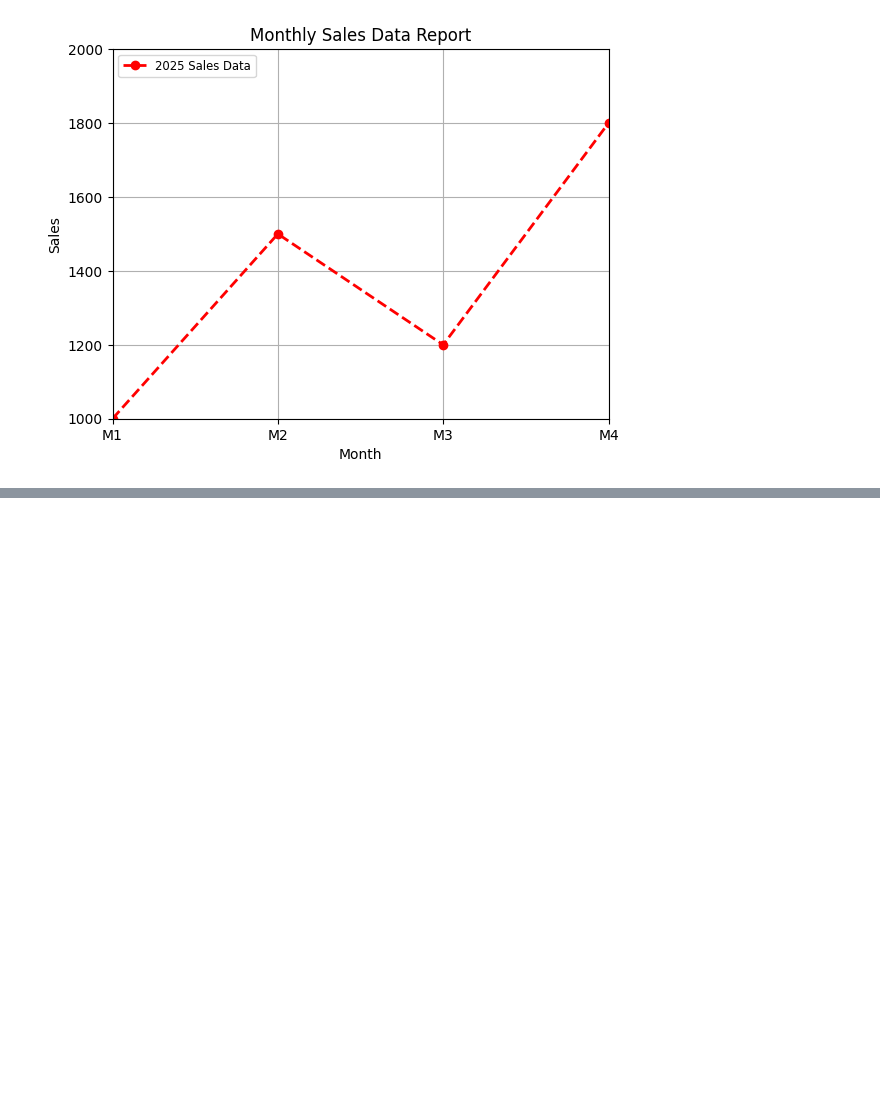
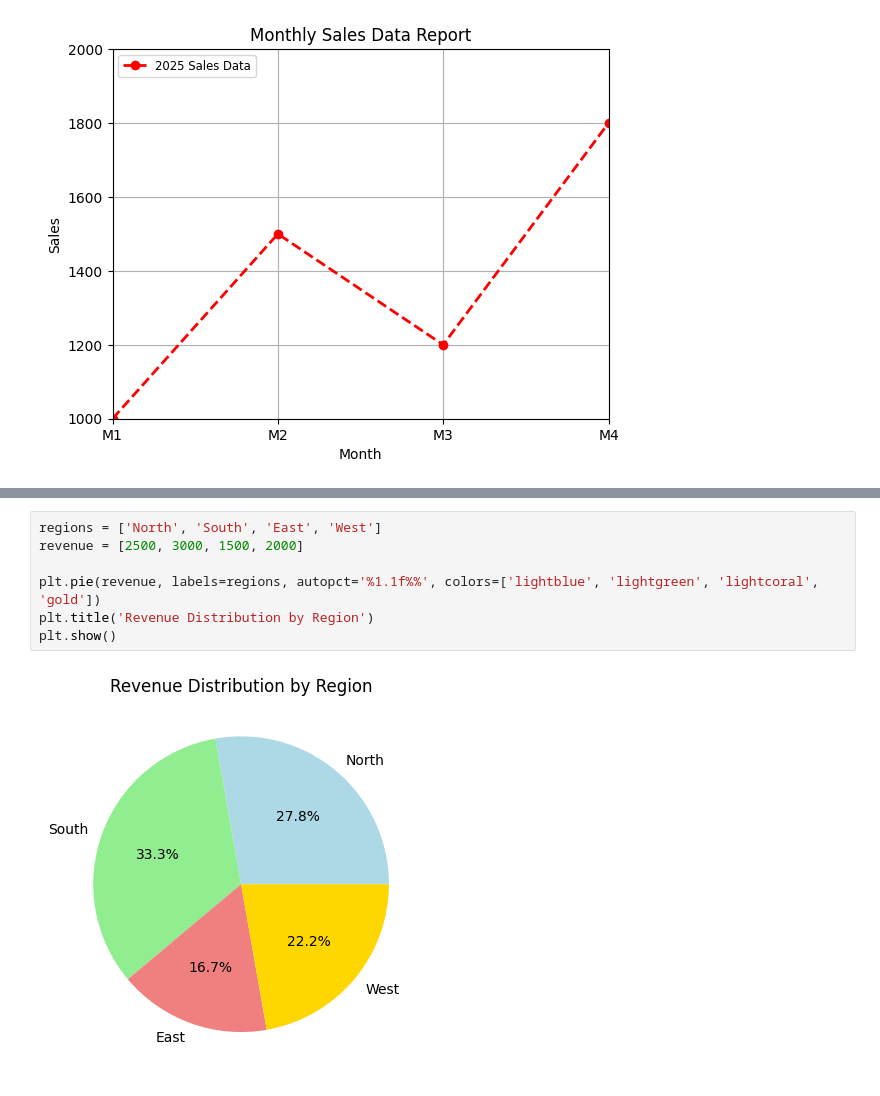
Before and after one commit to saumyashah0510/MachineLearning, a Jupyter notebook: matplotlib/01.ipynb, the cells around one changed output, grey strips where cells are left out. Cells and saved outputs as stored; diff of their text form; blank space fills up the shorter version.

```diff
--- a/matplotlib/01.ipynb
+++ b/matplotlib/01.ipynb
@@ -38,0 +51,9 @@ plt.show()
+# %%
+regions = ['North', 'South', 'East', 'West']
+revenue = [2500, 3000, 1500, 2000]
+
+plt.pie(revenue, labels=regions, autopct='%1.1f%%', colors=['lightblue', 'lightgreen', 'lightcoral', 'gold'])
+plt.title('Revenue Distribution by Region')
+plt.show()
+# %% [output]
+[figure, added]
```
Also changed, not shown: parts of 6 cells of this notebook.
